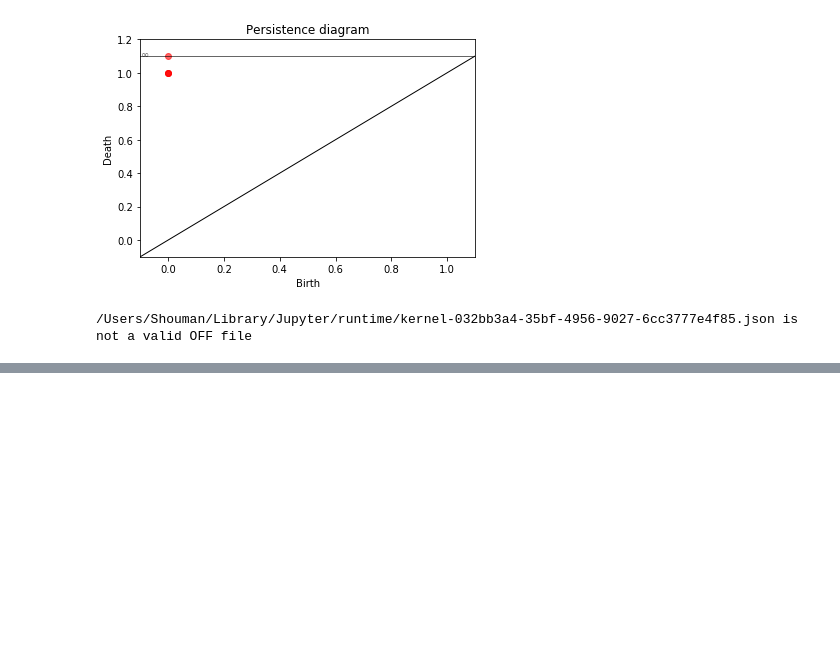
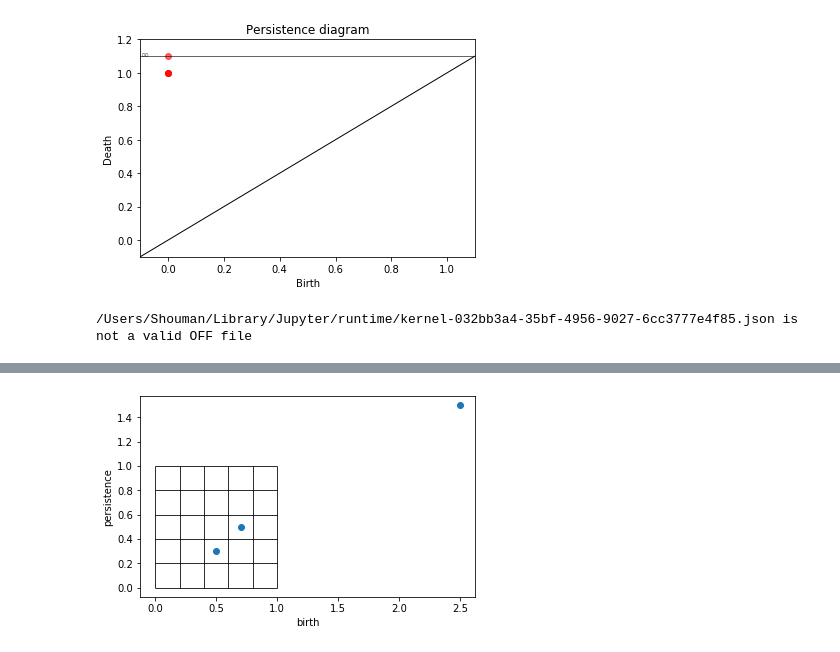
Before and after one commit to anumoshsad/TedTalkTDA, a Jupyter notebook: Code/Untitled.ipynb, the cells around one changed output, grey strips where cells are left out. Cells and saved outputs as stored; diff of their text form; code cells hidden in the pictures; blank space fills up the shorter version.

```diff
--- a/Code/Untitled.ipynb
+++ b/Code/Untitled.ipynb
@@ -126,3 +126,8 @@ with open(args.file, 'r') as f:
     f.close()
 # %% [output]
 /Users/Shouman/Library/Jupyter/runtime/kernel-032bb3a4-35bf-4956-9027-6cc3777e4f85.json is not a valid OFF file
+# %%
+%matplotlib inline
+import PersistenceImages.persistence_images as pimg
+pers_imager = pimg.PersistenceImager()
+print(pers_imager)
@@ -128,0 +145,8 @@ with open(args.file, 'r') as f:
+# %%
+import numpy as np
+pers_dgm = np.array([[0.5, 0.8], [0.7, 1.2], [2.5, 4.0]])
+pers_img = pers_imager.transform(pers_dgm, skew=True)
+# %%
+pers_imager.plot_diagram(pers_dgm, skew=True)
+# %% [output]
+[figure, added]
```
Also changed, not shown: parts of 31 cells of this notebook.
